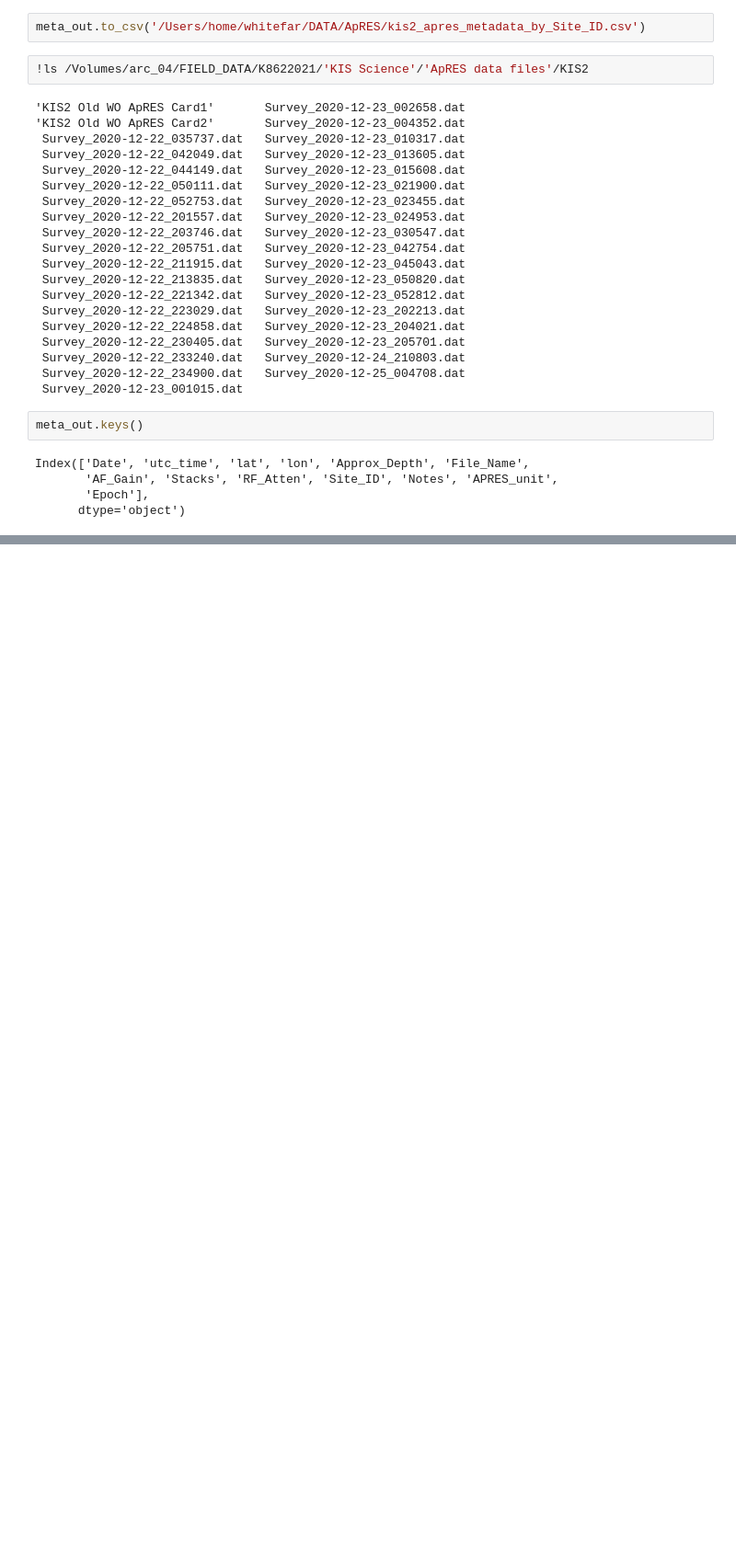
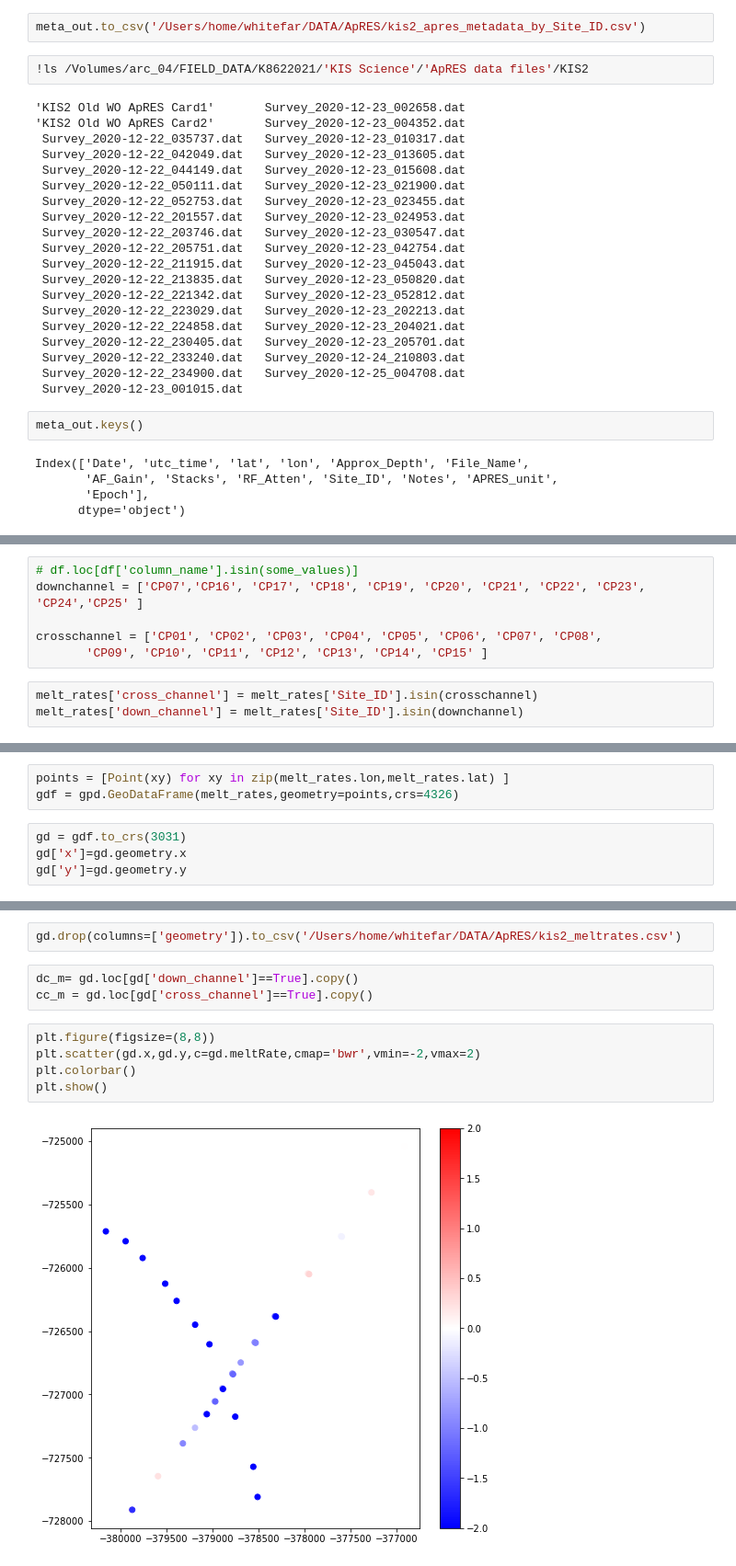
Before and after one commit to arrran/PhD_data_chapter, a Jupyter notebook: Jupyter/APRES/02_ApRES_.ipynb, the cells around one changed output, grey strips where cells are left out. Shown: that part at 92% size. Drawn from its saved outputs; the diff is of its cells as text; blank space fills up the shorter version.

```diff
--- a/Jupyter/APRES/02_ApRES_.ipynb
+++ b/Jupyter/APRES/02_ApRES_.ipynb
@@ -180,0 +213,9 @@ Index(['Date', 'utc_time', 'lat', 'lon', 'Approx_Depth', 'File_Name',
+# %%
+# df.loc[df['column_name'].isin(some_values)]
+downchannel = ['CP07','CP16', 'CP17', 'CP18', 'CP19', 'CP20', 'CP21', 'CP22', 'CP23', 'CP24','CP25' ]
+
+crosschannel = ['CP01', 'CP02', 'CP03', 'CP04', 'CP05', 'CP06', 'CP07', 'CP08',
+       'CP09', 'CP10', 'CP11', 'CP12', 'CP13', 'CP14', 'CP15' ]
+# %%
+melt_rates['cross_channel'] = melt_rates['Site_ID'].isin(crosschannel)
+melt_rates['down_channel'] = melt_rates['Site_ID'].isin(downchannel)
@@ -180,0 +224,7 @@ Index(['Date', 'utc_time', 'lat', 'lon', 'Approx_Depth', 'File_Name',
+# %%
+points = [Point(xy) for xy in zip(melt_rates.lon,melt_rates.lat) ]
+gdf = gpd.GeoDataFrame(melt_rates,geometry=points,crs=4326)
+# %%
+gd = gdf.to_crs(3031)
+gd['x']=gd.geometry.x
+gd['y']=gd.geometry.y
@@ -180,0 +241,12 @@ Index(['Date', 'utc_time', 'lat', 'lon', 'Approx_Depth', 'File_Name',
+# %%
+gd.drop(columns=['geometry']).to_csv('/Users/home/whitefar/DATA/ApRES/kis2_meltrates.csv')
+# %%
+dc_m= gd.loc[gd['down_channel']==True].copy()
+cc_m = gd.loc[gd['cross_channel']==True].copy()
+# %%
+plt.figure(figsize=(8,8))
+plt.scatter(gd.x,gd.y,c=gd.meltRate,cmap='bwr',vmin=-2,vmax=2)
+plt.colorbar()
+plt.show()
+# %% [output]
+[figure, added]
```
Also changed, not shown: parts of 16 cells of this notebook, 1 other file.
